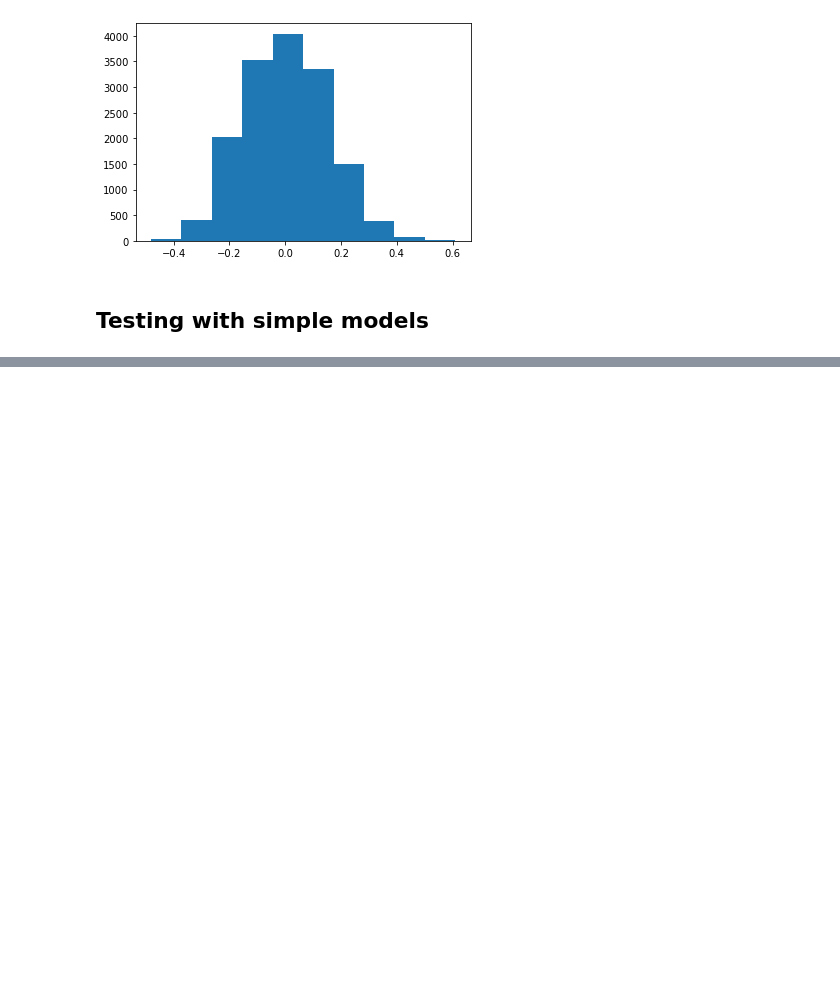
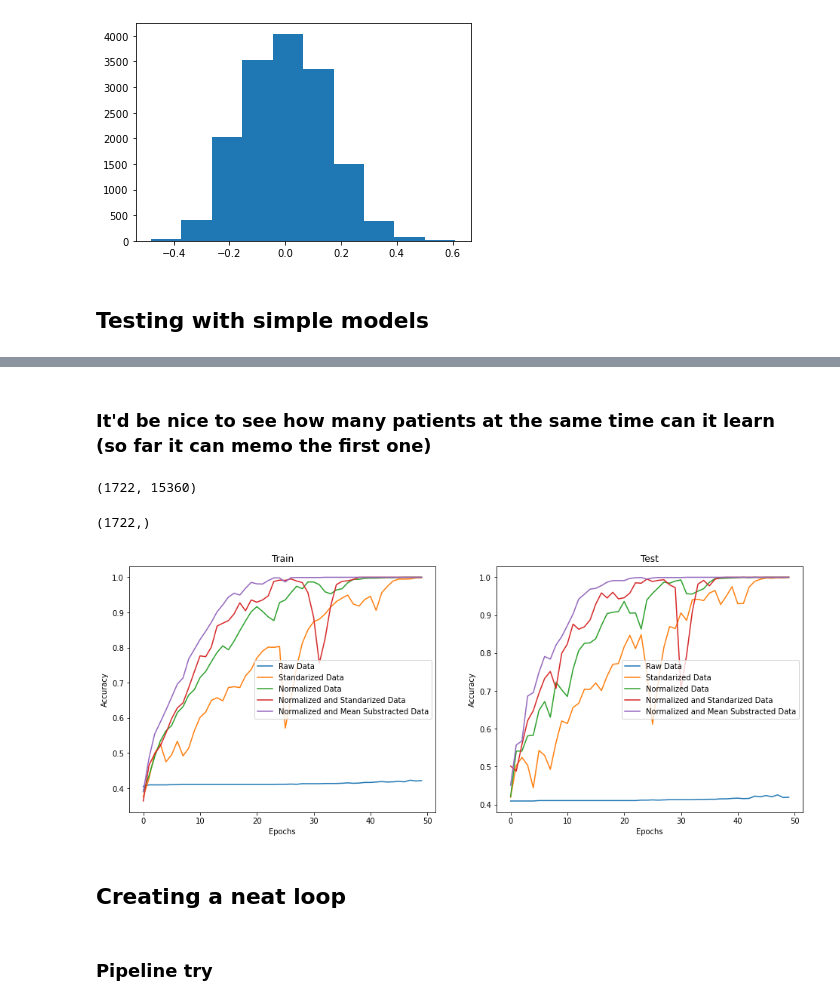
Before and after one commit to Jorgvt/SSD_IA3, a Jupyter notebook: Notebooks/debug_together.ipynb, the cells around one changed output, grey strips where cells are left out. Drawn from its saved outputs; the diff is of its cells as text; code cells hidden in the pictures; blank space fills up the shorter version.

```diff
--- a/Notebooks/debug_together.ipynb
+++ b/Notebooks/debug_together.ipynb
@@ -178,0 +259,53 @@ model.summary()
+# %% [markdown]
+### It'd be nice to see how many patients at the same time can it learn (so far it can memo the first one)
+# %%
+np.concatenate([data1, data2]).shape
+# %% [output]
+(1722, 15360)
+# %%
+data_to_try = {
+    "Raw Data":np.concatenate([data1, data2]),
+    "Standarized Data":np.concatenate([data1_std, data2_std]),
+    "Normalized Data":np.concatenate([data1_norm, data2_norm]),
+    "Normalized and Standarized Data":np.concatenate([data1_norm_std, data2_norm_std]),
+    "Normalized and Mean Substracted Data":np.concatenate([data1_norm_nomean, data2_norm_nomean])
+}
+# %%
+labels12 = np.concatenate([labels1, labels2])
+labels12.shape
+# %% [output]
+(1722,)
+# %%
+histories = {}
+for name, data in tqdm(data_to_try.items()):
+    data_train, data_test = data, data
+    model = create_simple_model(512, config["classes"])
+    history = model.fit(np.expand_dims(data_train, axis=-1), labels12-1, batch_size=16, epochs=50, verbose=0, validation_data=(np.expand_dims(data_test, axis=-1), labels12-1))
+    histories[name] = history
+# %%
+plt.figure(figsize=(16,6))
+plt.subplot(1,2,1)
+plt.title("Train")
+
+for i, (name, history) in enumerate(histories.items()):
+    plt.plot(history.history["accuracy"], label=name)
+
+plt.legend()
+plt.xlabel("Epochs")
+plt.ylabel("Accuracy")
+
+plt.subplot(1,2,2)
+plt.title("Test")
+
+for i, (name, history) in enumerate(histories.items()):
+    plt.plot(history.history["val_accuracy"], label=name)
+
+plt.legend()
+plt.xlabel("Epochs")
+plt.ylabel("Accuracy")
+
+plt.show()
+# %% [output]
+[figure, added]
+# %% [markdown]
+## Creating a neat loop
@@ -178,0 +378,2 @@ model.summary()
+# %% [markdown]
+### Pipeline try
```
Also changed, not shown: parts of 21 cells of this notebook.
